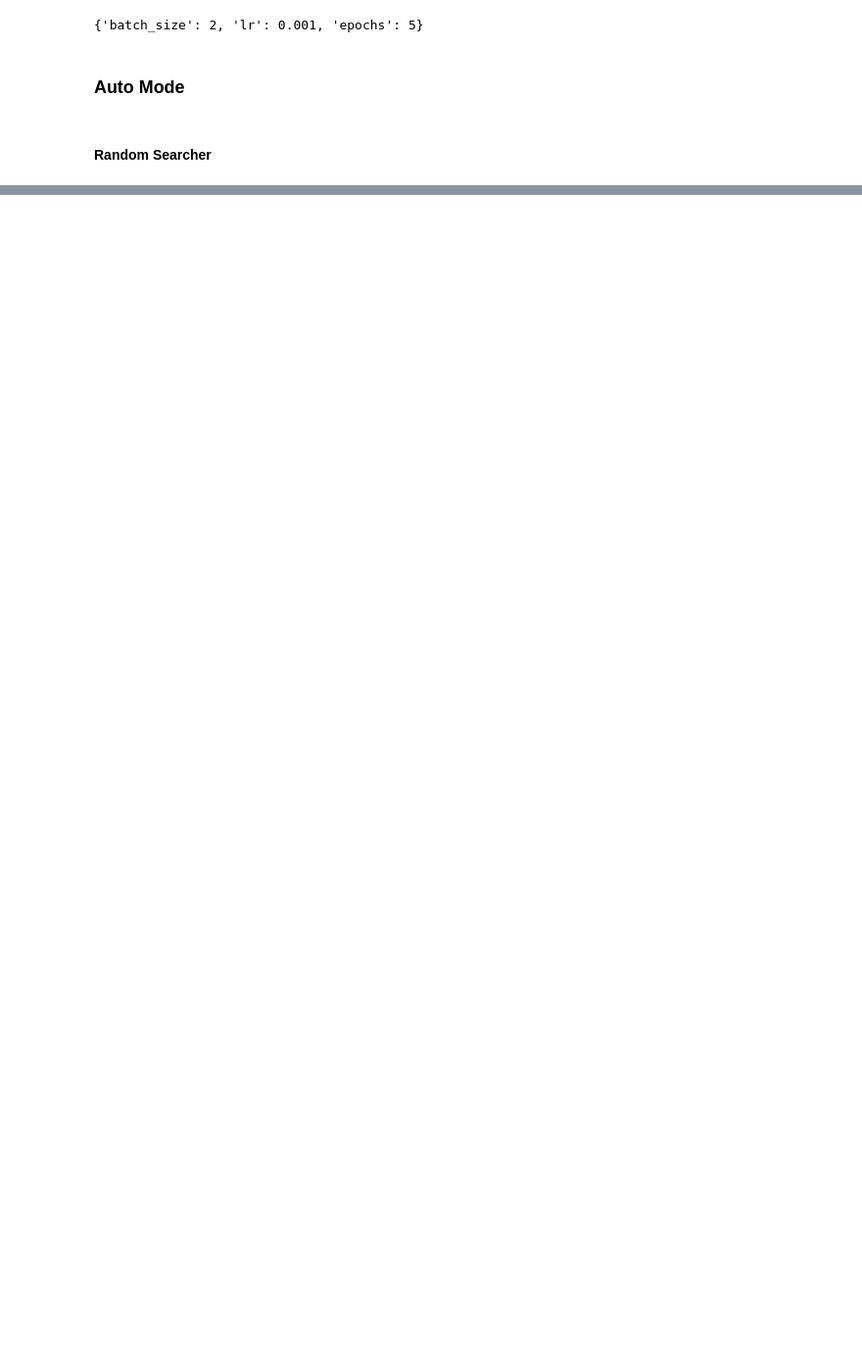
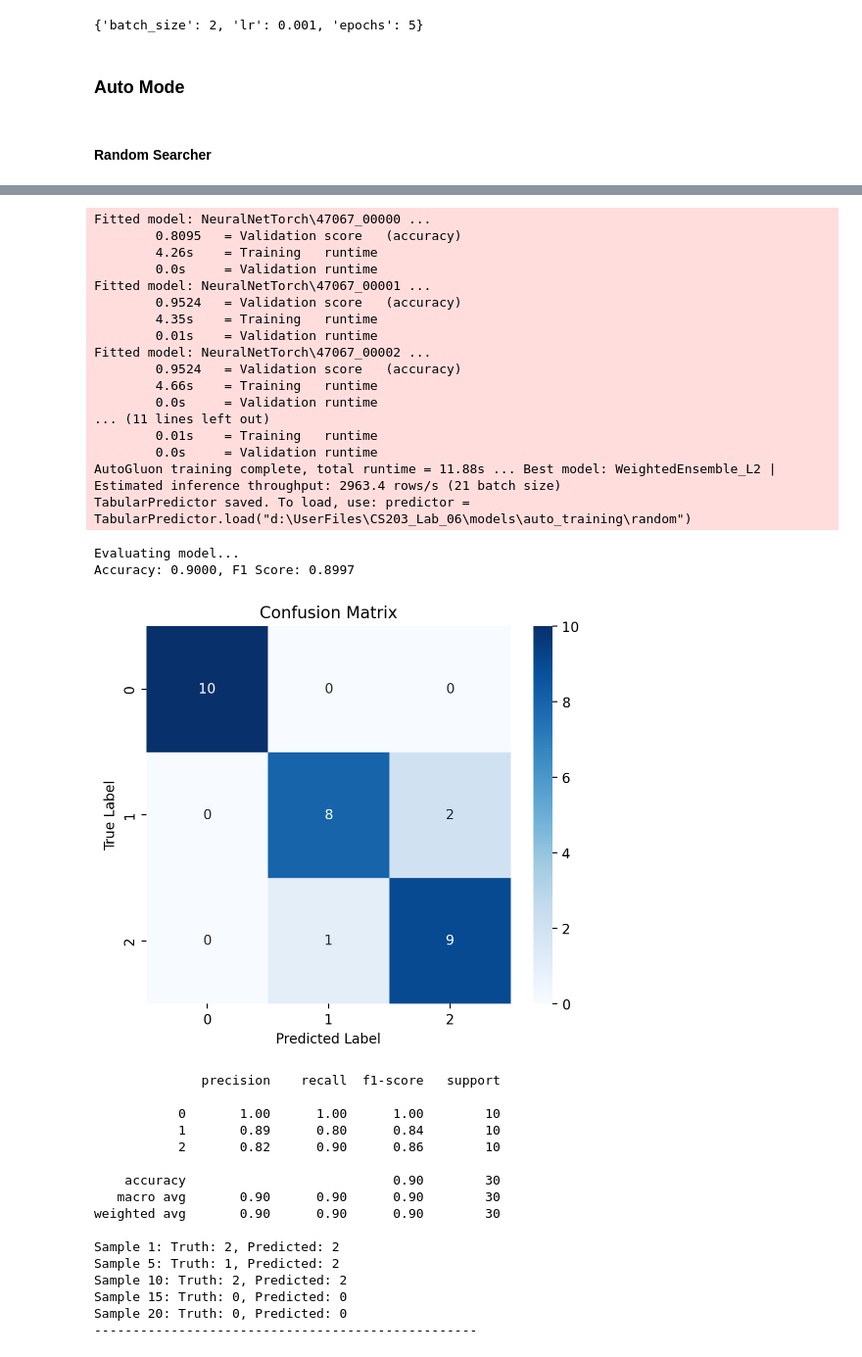
Before and after one commit to Soham-Gaonkar/STTAI-Assignment6-Reproducibility-and-HPO, a Jupyter notebook: section2.ipynb, the cells around one changed output, grey strips where cells are left out. Shown at 98% size. Drawn from its saved outputs; the diff is of its cells as text; code cells hidden in the pictures; blank space fills up the shorter version.

```diff
--- a/section2.ipynb
+++ b/section2.ipynb
@@ -453,2 +411,38 @@ def train_auto_mode(train_data, search_strategy):
+# %%
+import autogluon.common as ag
+from autogluon.tabular import TabularPredictor
+
+def train_auto_mode(train_data,search_strategy):
+
+    model_path = f'models/auto_training/{search_strategy}'
+    nn_options = {
+        'num_epochs': ag.space.Categorical(1, 3, 5),
+        'learning_rate': ag.space.Real(1e-4, 1e-2, default=5e-4, log=True),
+        'batch_size': ag.space.Categorical(2,4),
+        'activation': 'relu',
+    }
+
+    hyperparameters = {
+                    'NN_TORCH': nn_options,
+                    }
+
+    time_limit = 10800#120*60  # train various models for ~2 min
+    num_trials = 5  # try at most 5 different hyperparameter configurations for each type of model
+
+    hyperparameter_tune_kwargs = {
+        'num_trials': num_trials,
+        'scheduler' : 'local',
+        'searcher': search_strategy,
+    }
+
+    predictor = TabularPredictor(
+        label='target',
+        eval_metric='accuracy',
+        path = model_path).fit(
+        train_data,
+        time_limit=time_limit,
+        hyperparameters=hyperparameters, hyperparameter_tune_kwargs=hyperparameter_tune_kwargs,
+    )
+    return predictor
 # %% [markdown]
 #### Random Searcher
@@ -463,0 +449,7 @@ def train_auto_mode(train_data, search_strategy):
+# %%
+predictor1 = train_auto_mode(train_df,search_strategy='random')
+evaluate_model(predictor1,test_df)
+
+predictors_auto = []
+predictors_auto.append(predictor1)
+# %% [output]
@@ -463,0 +457,36 @@ def train_auto_mode(train_data, search_strategy):
+Fitted model: NeuralNetTorch\47067_00000 ...
+        0.8095   = Validation score   (accuracy)
+        4.26s    = Training   runtime
+        0.0s     = Validation runtime
+Fitted model: NeuralNetTorch\47067_00001 ...
+        0.9524   = Validation score   (accuracy)
+        4.35s    = Training   runtime
+        0.01s    = Validation runtime
+Fitted model: NeuralNetTorch\47067_00002 ...
+        0.9524   = Validation score   (accuracy)
+        4.66s    = Training   runtime
+        0.0s     = Validation runtime
+... (11 lines left out)
+        0.01s    = Training   runtime
+        0.0s     = Validation runtime
+AutoGluon training complete, total runtime = 11.88s ... Best model: WeightedEnsemble_L2 | Estimated inference throughput: 2963.4 rows/s (21 batch size)
+TabularPredictor saved. To load, use: predictor = TabularPredictor.load("d:\UserFiles\CS203_Lab_06\models\auto_training\random")
+Evaluating model...
+Accuracy: 0.9000, F1 Score: 0.8997
+[figure, added]
+              precision    recall  f1-score   support
+
+           0       1.00      1.00      1.00        10
+           1       0.89      0.80      0.84        10
+           2       0.82      0.90      0.86        10
+
+    accuracy                           0.90        30
+   macro avg       0.90      0.90      0.90        30
+weighted avg       0.90      0.90      0.90        30
+
+Sample 1: Truth: 2, Predicted: 2
+Sample 5: Truth: 1, Predicted: 2
+Sample 10: Truth: 2, Predicted: 2
+Sample 15: Truth: 0, Predicted: 0
+Sample 20: Truth: 0, Predicted: 0
+--------------------------------------------------
```
Also changed, not shown: parts of 13 cells of this notebook, 55 other files.
